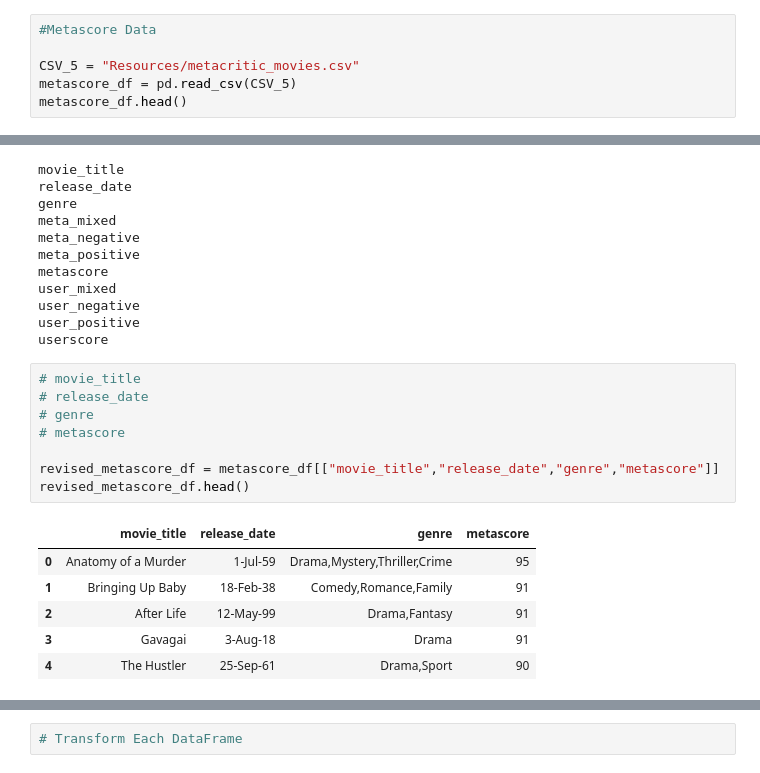
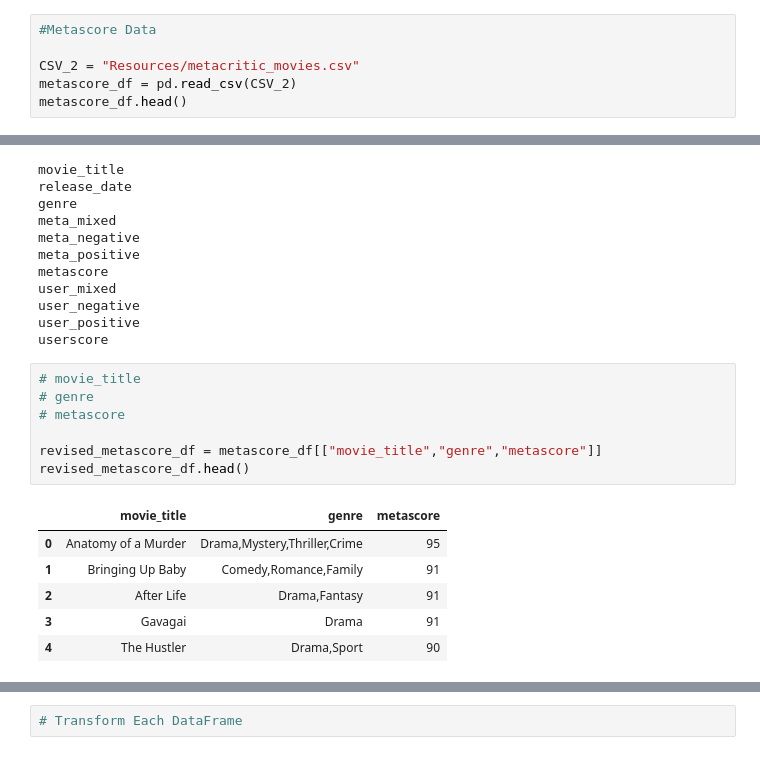
Before and after one commit to angelilucila/Group9_ETL, a Jupyter notebook: Netflix-Angeli.ipynb, the cells around one changed output, grey strips where cells are left out. Drawn from its saved outputs; the diff is of its cells as text.

```diff
--- a/Netflix-Angeli.ipynb
+++ b/Netflix-Angeli.ipynb
@@ -112,8 +198,8 @@ Name: 0, dtype: object
 # %%
 #Metascore Data
 
-CSV_5 = "Resources/metacritic_movies.csv"
-metascore_df = pd.read_csv(CSV_5)
+CSV_2 = "Resources/metacritic_movies.csv"
+metascore_df = pd.read_csv(CSV_2)
 metascore_df.head()
 # %% [output]
 |  | movie_title | release_date | genre | meta_mixed | meta_negative | meta_positive | metascore | user_mixed | ... |
@@ -140,16 +226,15 @@ user_positive
 userscore
 # %%
 # movie_title
-# release_date
 # genre
 # metascore
 
-revised_metascore_df = metascore_df[["movie_title","release_date","genre","metascore"]]
+revised_metascore_df = metascore_df[["movie_title","genre","metascore"]]
 revised_metascore_df.head()
 # %% [output]
-|  | movie_title | release_date | genre | metascore |
-| 0 | Anatomy of a Murder | 1-Jul-59 | Drama,Mystery,Thriller,Crime | 95 |
-| 1 | Bringing Up Baby | 18-Feb-38 | Comedy,Romance,Family | 91 |
-| 2 | After Life | 12-May-99 | Drama,Fantasy | 91 |
-| 3 | Gavagai | 3-Aug-18 | Drama | 91 |
-| 4 | The Hustler | 25-Sep-61 | Drama,Sport | 90 |
+|  | movie_title | genre | metascore |
+| 0 | Anatomy of a Murder | Drama,Mystery,Thriller,Crime | 95 |
+| 1 | Bringing Up Baby | Comedy,Romance,Family | 91 |
+| 2 | After Life | Drama,Fantasy | 91 |
+| 3 | Gavagai | Drama | 91 |
+| 4 | The Hustler | Drama,Sport | 90 |
```
Also changed, not shown: parts of 15 cells of this notebook.
